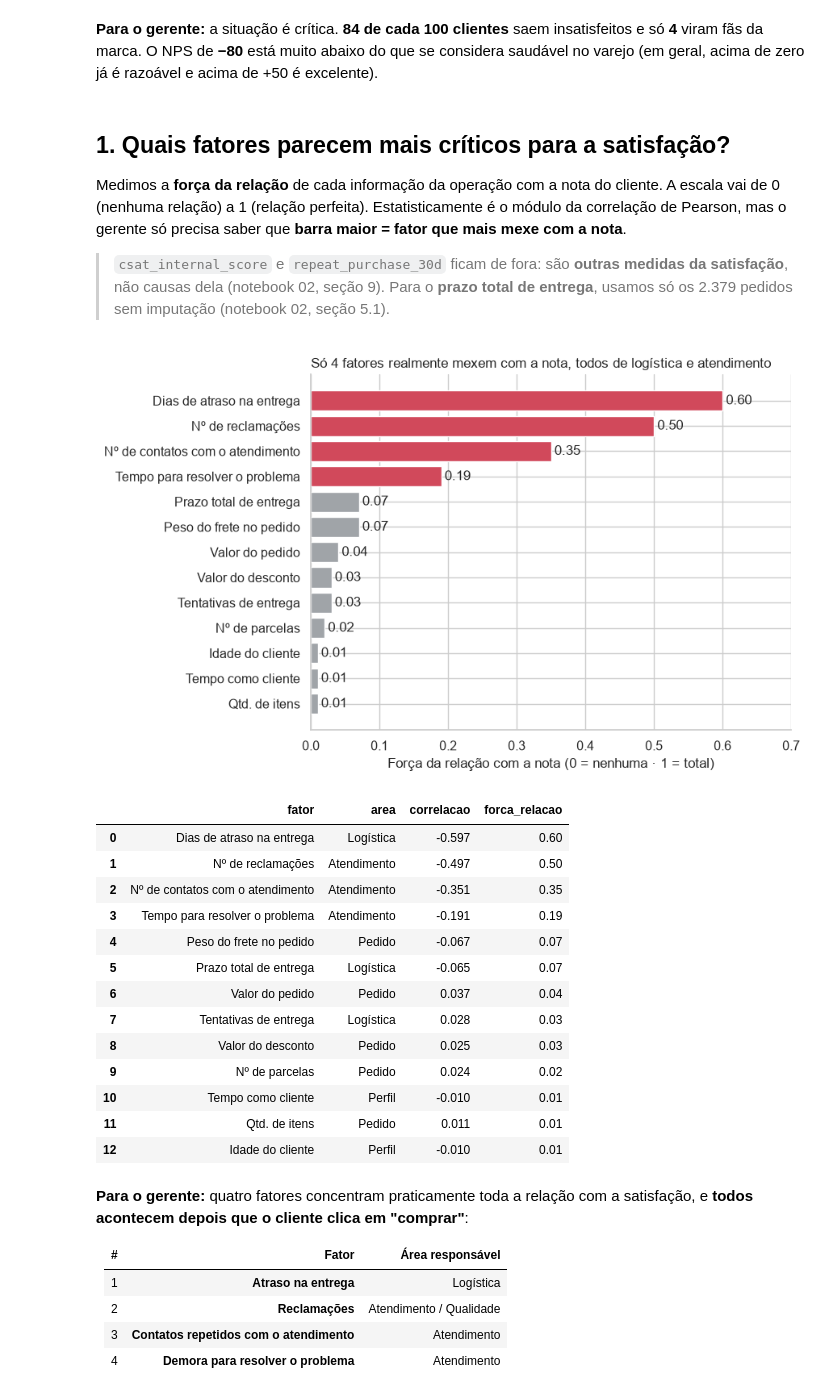
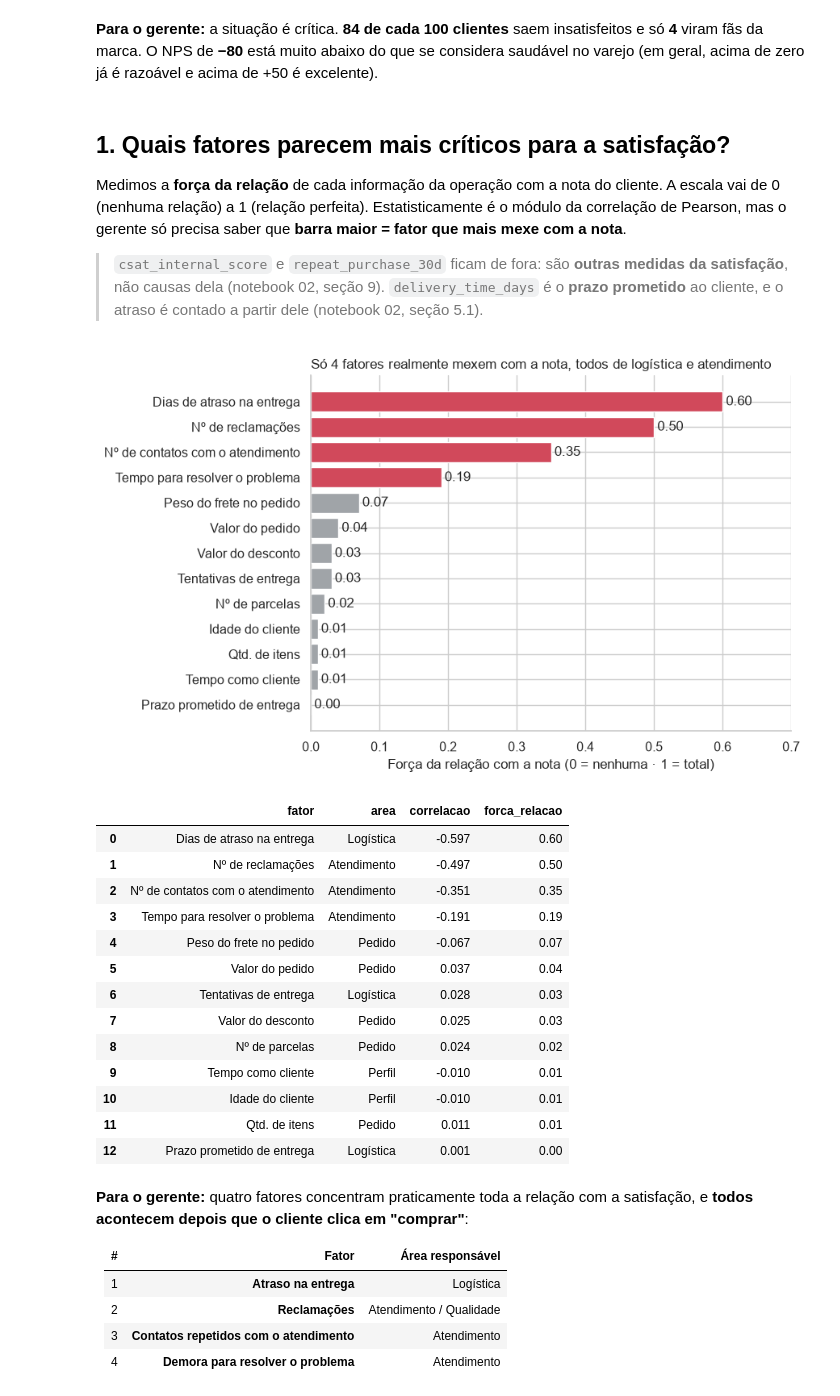
Before and after one commit to CristovaoTorres/techchallenge-fase1-nps, a Jupyter notebook: notebooks/03_eda.ipynb, the cells around one changed output. Cells and saved outputs as stored; diff of their text form; code cells hidden in the pictures.

```diff
--- a/notebooks/03_eda.ipynb
+++ b/notebooks/03_eda.ipynb
@@ -141,7 +137,7 @@ plt.show()
 
 Medimos a **força da relação** de cada informação da operação com a nota do cliente. A escala vai de 0 (nenhuma relação) a 1 (relação perfeita). Estatisticamente é o módulo da correlação de Pearson, mas o gerente só precisa saber que **barra maior = fator que mais mexe com a nota**.
 
-> `csat_internal_score` e `repeat_purchase_30d` ficam de fora: são **outras medidas da satisfação**, não causas dela (notebook 02, seção 9). Para o **prazo total de entrega**, usamos só os 2.379 pedidos sem imputação (notebook 02, seção 5.1).
+> `csat_internal_score` e `repeat_purchase_30d` ficam de fora: são **outras medidas da satisfação**, não causas dela (notebook 02, seção 9). `delivery_time_days` é o **prazo prometido** ao cliente, e o atraso é contado a partir dele (notebook 02, seção 5.1).
 # %%
 FATORES = {
     "delivery_delay_days": ("Dias de atraso na entrega", "Logística"),
@@ -149,7 +145,7 @@ FATORES = {
     "customer_service_contacts": ("Nº de contatos com o atendimento", "Atendimento"),
     "resolution_time_days": ("Tempo para resolver o problema", "Atendimento"),
     "pct_frete": ("Peso do frete no pedido", "Pedido"),
-    "delivery_time_days": ("Prazo total de entrega", "Logística"),
+    "delivery_time_days": ("Prazo prometido de entrega", "Logística"),
     "delivery_attempts": ("Tentativas de entrega", "Logística"),
     "order_value": ("Valor do pedido", "Pedido"),
     "payment_installments": ("Nº de parcelas", "Pedido"),
@@ -160,56 +156,52 @@ FATORES = {
 }
 
 correlacoes = df[list(FATORES) + ["nps_score"]].corr()["nps_score"].drop("nps_score")
-# O prazo total é calculado só nos pedidos sem imputação (ver nota acima)
-correlacoes["delivery_time_days"] = df_prazo_confiavel["delivery_time_days"].corr(
-    df_prazo_confiavel["nps_score"]
-)
 
 ranking = pd.DataFrame(
     {
         "coluna": correlacoes.index,
         "fator": [FATORES[c][0] for c in correlacoes.index],
         "area": [FATORES[c][1] for c in correlacoes.index],
         "correlacao": correlacoes.values.round(3),
         "forca_relacao": correlacoes.abs().values.round(2),
     }
 ).sort_values("forca_relacao", ascending=True)
 fatores_relevantes = ranking[ranking["forca_relacao"] >= LIMIAR_FORCA_RELEVANTE]
 
 fig, ax = plt.subplots(figsize=(9, 5.5))
 cores = [
     COR_DESTAQUE if f >= LIMIAR_FORCA_RELEVANTE else COR_NEUTRO for f in ranking["forca_relacao"]
 ]
 barras = ax.barh(ranking["fator"], ranking["forca_relacao"], color=cores)
 ax.bar_label(barras, labels=[f"{v:.2f}" for v in ranking["forca_relacao"]], padding=3)
 ax.set_title(
     f"Só {len(fatores_relevantes)} fatores realmente mexem com a nota, "
     f"todos de {' e '.join(fatores_relevantes['area'].str.lower().unique()[::-1])}",
     loc="left",
     fontsize=12,
 )
 ax.set_xlabel("Força da relação com a nota (0 = nenhuma · 1 = total)")
 ax.set_xlim(0, 0.7)
 salvar_figura("03_02_ranking_fatores.png")
 plt.show()
 
 ranking.drop(columns="coluna").sort_values("forca_relacao", ascending=False).reset_index(drop=True)
 # %% [output]
-[figure, old version]
+[figure, new version]
 |  | fator | area | correlacao | forca_relacao |
 | 0 | Dias de atraso na entrega | Logística | -0.597 | 0.60 |
 | 1 | Nº de reclamações | Atendimento | -0.497 | 0.50 |
 | 2 | Nº de contatos com o atendimento | Atendimento | -0.351 | 0.35 |
 | 3 | Tempo para resolver o problema | Atendimento | -0.191 | 0.19 |
 | 4 | Peso do frete no pedido | Pedido | -0.067 | 0.07 |
-| 5 | Prazo total de entrega | Logística | -0.065 | 0.07 |
-| 6 | Valor do pedido | Pedido | 0.037 | 0.04 |
-| 7 | Tentativas de entrega | Logística | 0.028 | 0.03 |
-| 8 | Valor do desconto | Pedido | 0.025 | 0.03 |
-| 9 | Nº de parcelas | Pedido | 0.024 | 0.02 |
-| 10 | Tempo como cliente | Perfil | -0.010 | 0.01 |
+| 5 | Valor do pedido | Pedido | 0.037 | 0.04 |
+| 6 | Tentativas de entrega | Logística | 0.028 | 0.03 |
+| 7 | Valor do desconto | Pedido | 0.025 | 0.03 |
+| 8 | Nº de parcelas | Pedido | 0.024 | 0.02 |
+| 9 | Tempo como cliente | Perfil | -0.010 | 0.01 |
+| 10 | Idade do cliente | Perfil | -0.010 | 0.01 |
 | 11 | Qtd. de itens | Pedido | 0.011 | 0.01 |
-| 12 | Idade do cliente | Perfil | -0.010 | 0.01 |
+| 12 | Prazo prometido de entrega | Logística | 0.001 | 0.00 |
 # %% [markdown]
 **Para o gerente:** quatro fatores concentram praticamente toda a relação com a satisfação, e **todos acontecem depois que o cliente clica em "comprar"**:
 
```
Also changed, not shown: parts of 6 cells of this notebook, 7 other files.
